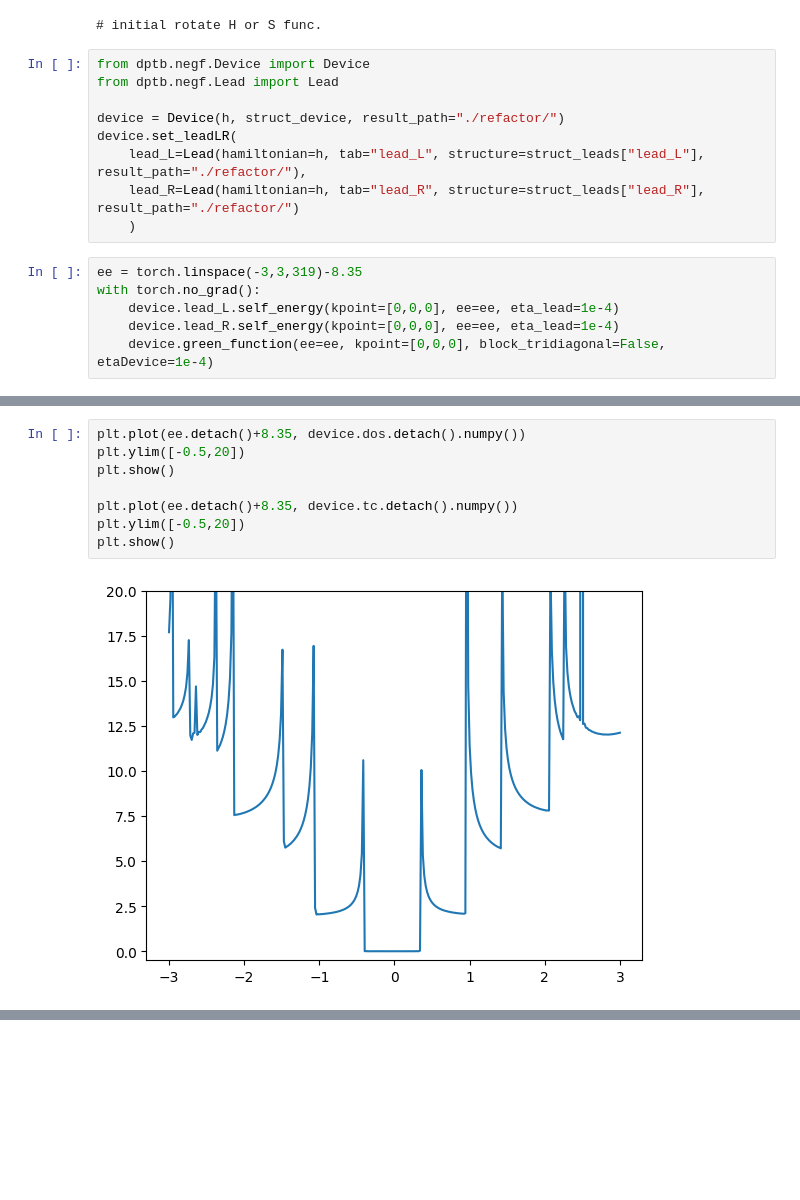
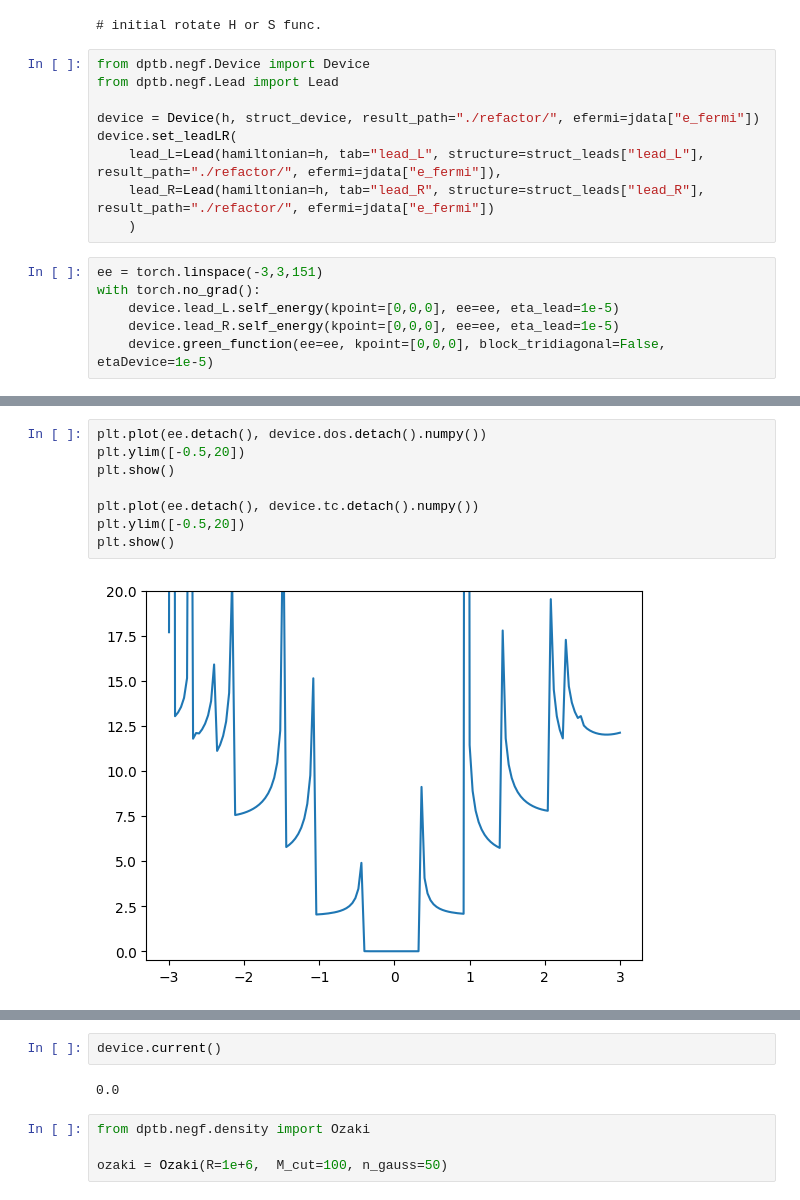
Before and after one commit to Cautumn/deeptb, a Jupyter notebook: examples/negf/negf.ipynb, the cells around one changed output, grey strips where cells are left out. Cells and saved outputs as stored; diff of their text form; blank space fills up the shorter version.

Commit message:
update negf

```diff
--- a/examples/negf/negf.ipynb
+++ b/examples/negf/negf.ipynb
@@ -254,14 +254,14 @@ with torch.no_grad():
 from dptb.negf.Device import Device
 from dptb.negf.Lead import Lead
 
-device = Device(h, struct_device, result_path="./refactor/")
+device = Device(h, struct_device, result_path="./refactor/", efermi=jdata["e_fermi"])
 device.set_leadLR(
-    lead_L=Lead(hamiltonian=h, tab="lead_L", structure=struct_leads["lead_L"], result_path="./refactor/"),
-    lead_R=Lead(hamiltonian=h, tab="lead_R", structure=struct_leads["lead_R"], result_path="./refactor/")
+    lead_L=Lead(hamiltonian=h, tab="lead_L", structure=struct_leads["lead_L"], result_path="./refactor/", efermi=jdata["e_fermi"]),
+    lead_R=Lead(hamiltonian=h, tab="lead_R", structure=struct_leads["lead_R"], result_path="./refactor/", efermi=jdata["e_fermi"])
     )
 # %%
-ee = torch.linspace(-3,3,319)-8.35
+ee = torch.linspace(-3,3,151)
 with torch.no_grad():
-    device.lead_L.self_energy(kpoint=[0,0,0], ee=ee, eta_lead=1e-4)
-    device.lead_R.self_energy(kpoint=[0,0,0], ee=ee, eta_lead=1e-4)
-    device.green_function(ee=ee, kpoint=[0,0,0], block_tridiagonal=False, etaDevice=1e-4)
+    device.lead_L.self_energy(kpoint=[0,0,0], ee=ee, eta_lead=1e-5)
+    device.lead_R.self_energy(kpoint=[0,0,0], ee=ee, eta_lead=1e-5)
+    device.green_function(ee=ee, kpoint=[0,0,0], block_tridiagonal=False, etaDevice=1e-5)
@@ -271,10 +268,10 @@ WARNING: Lopez-scheme not-so-well converged at E = -6.7274 eV: 5.189033840934905
 # %%
-plt.plot(ee.detach()+8.35, device.dos.detach().numpy())
+plt.plot(ee.detach(), device.dos.detach().numpy())
 plt.ylim([-0.5,20])
 plt.show()
 
-plt.plot(ee.detach()+8.35, device.tc.detach().numpy())
+plt.plot(ee.detach(), device.tc.detach().numpy())
 plt.ylim([-0.5,20])
 plt.show()
 # %% [output]
-[figure, old version]
+[figure, new version]
@@ -281,0 +279,8 @@ plt.show()
+# %%
+device.current()
+# %% [output]
+0.0
+# %%
+from dptb.negf.density import Ozaki
+
+ozaki = Ozaki(R=1e+6,  M_cut=100, n_gauss=50)
```
Also changed, not shown: parts of 5 cells of this notebook, 10 other files.
